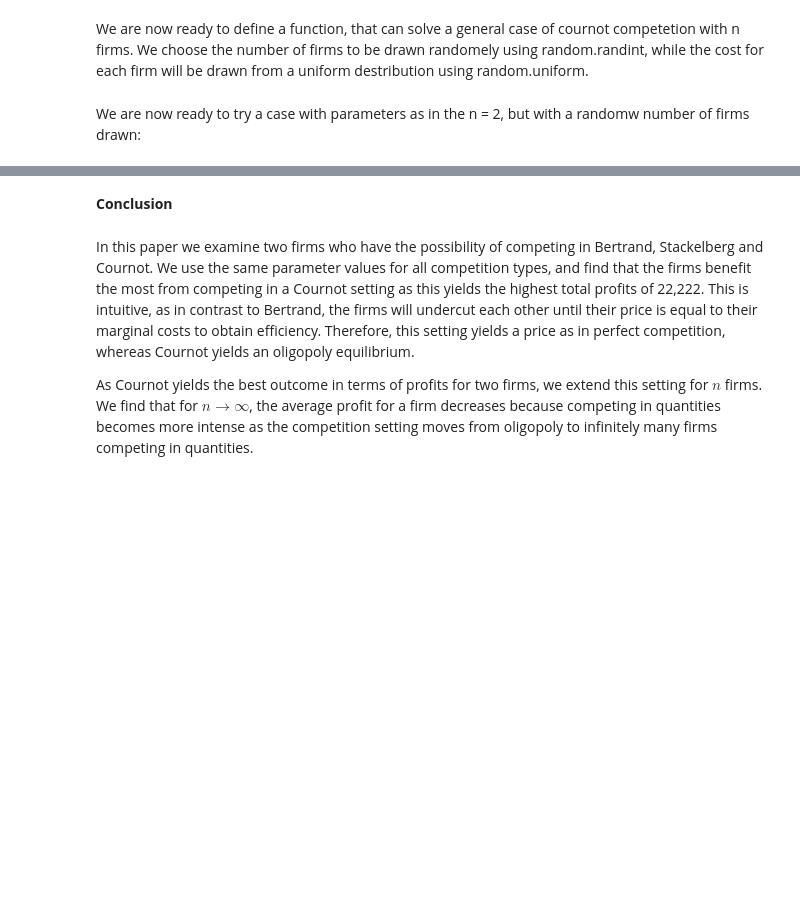
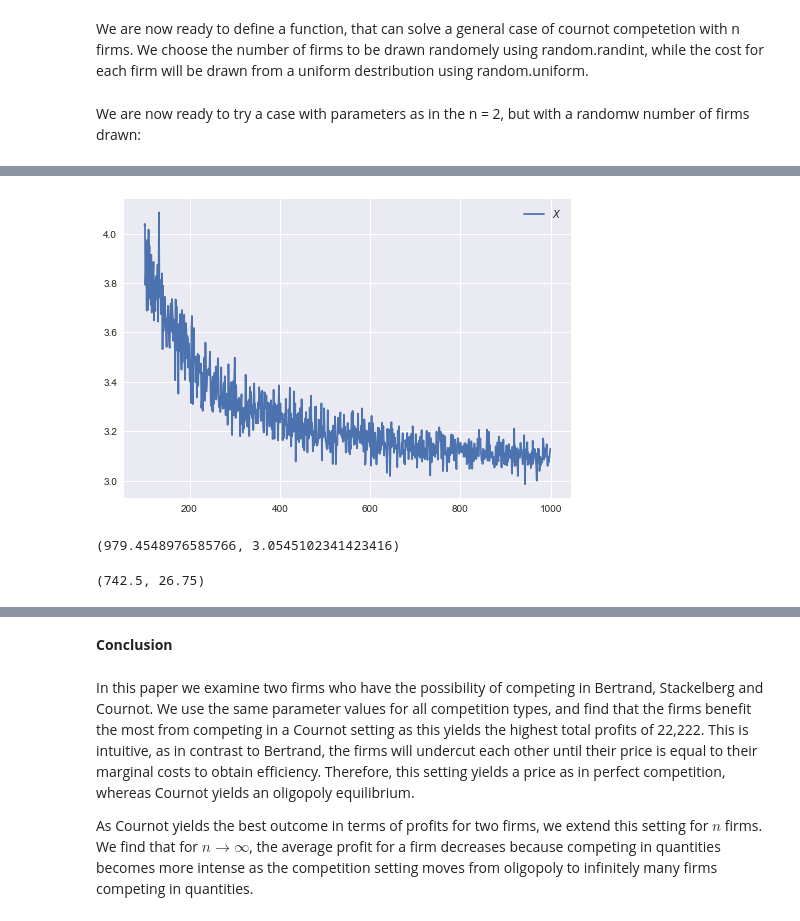
Before and after one commit to AskerNC/projects-2021-aristochats, a Jupyter notebook: modelproject/modelproject_done4.0.ipynb, the cells around one changed output, grey strips where cells are left out. Saved outputs shown, nothing was run; the diff lists cells and outputs as text; code cells hidden in the pictures; blank space fills up the shorter version.

```diff
--- a/modelproject/modelproject_done4.0.ipynb
+++ b/modelproject/modelproject_done4.0.ipynb
@@ -567,0 +669,8 @@ EQ_N(a, b, N, c_low, c_high)
+# %%
+
+fig,ax = plt.subplots()
+ax.plot(n_vec,output_vec1[:,1], label = '$X$')
+plt.legend()
+plt.show()
+# %% [output]
+[figure, added]
@@ -567,0 +683,8 @@ EQ_N(a, b, N, c_low, c_high)
+# %%
+solution(a,b,c_vec)
+# %% [output]
+(979.4548976585766, 3.0545102341423416)
+# %%
+solution(a,b,[1,2,3])
+# %% [output]
+(742.5, 26.75)
```
Also changed, not shown: parts of 30 cells of this notebook.
